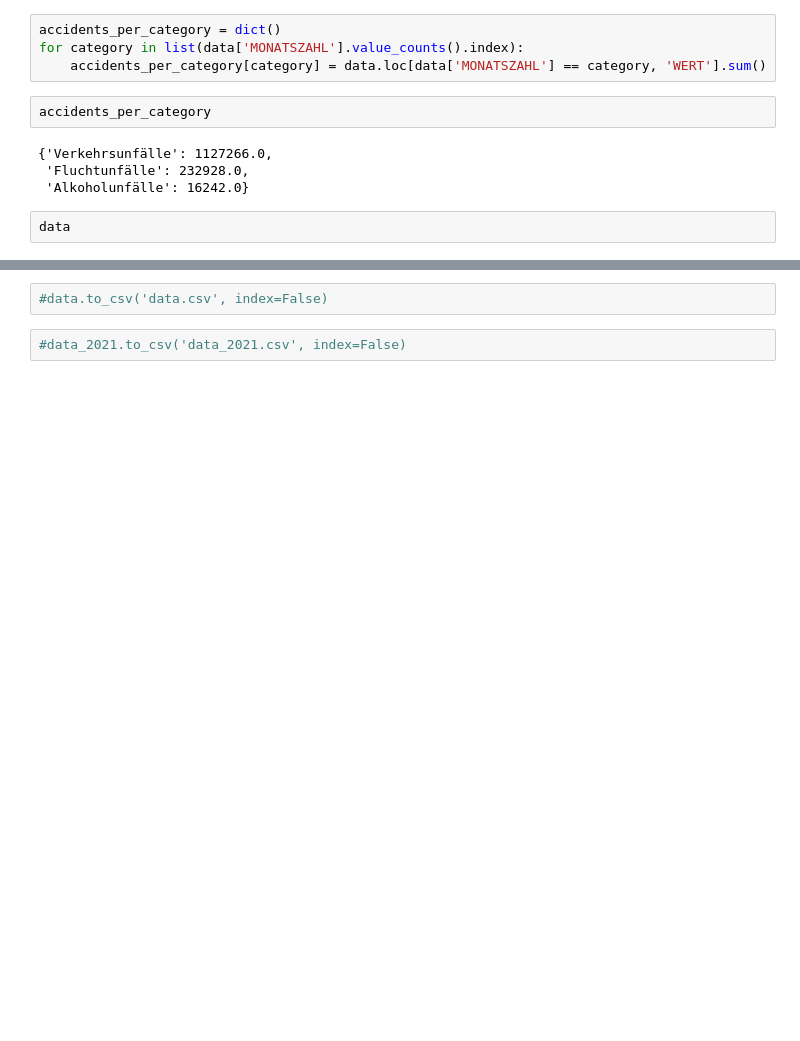
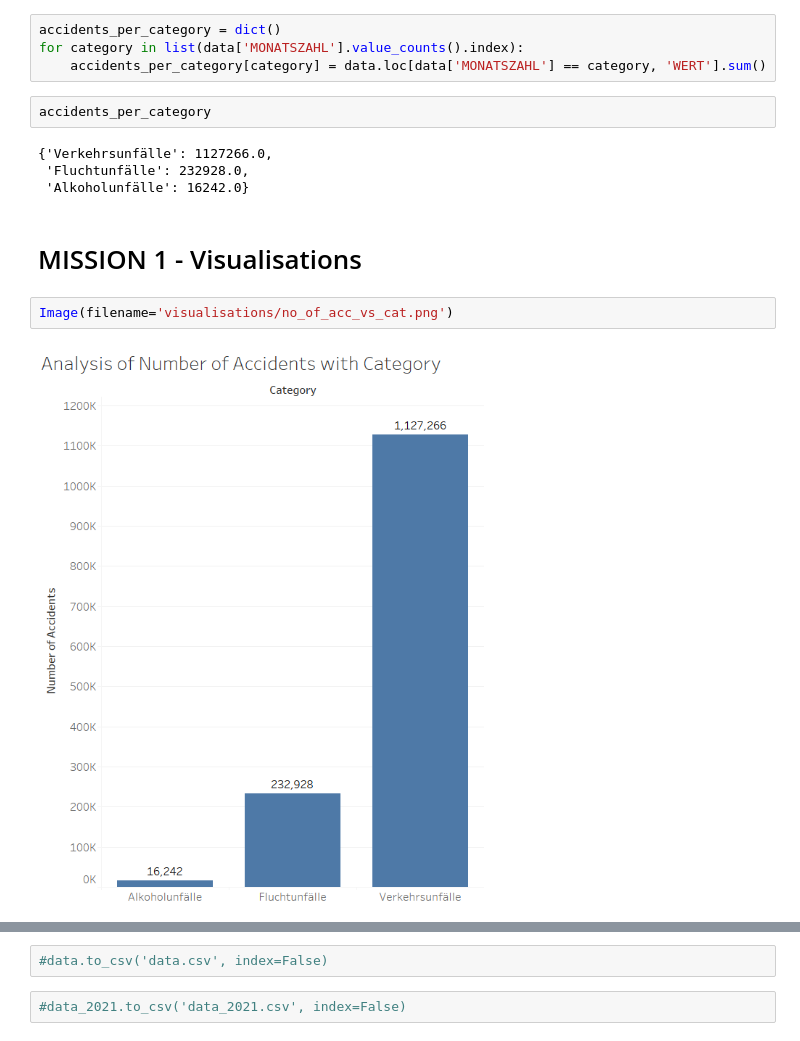
Before and after one commit to devansh-srivastav/dps_challenge, a Jupyter notebook: main.ipynb, the cells around one changed output, grey strips where cells are left out. Cells and saved outputs as stored; diff of their text form; blank space fills up the shorter version.

```diff
--- a/main.ipynb
+++ b/main.ipynb
@@ -123,5 +126,9 @@ accidents_per_category
 {'Verkehrsunfälle': 1127266.0,
  'Fluchtunfälle': 232928.0,
  'Alkoholunfälle': 16242.0}
-# %%
-data
+# %% [markdown]
+# MISSION 1 - Visualisations
+# %%
+Image(filename='visualisations/no_of_acc_vs_cat.png')
+# %% [output]
+[figure, added]
```
Also changed, not shown: parts of 14 cells of this notebook, 1 other file.
